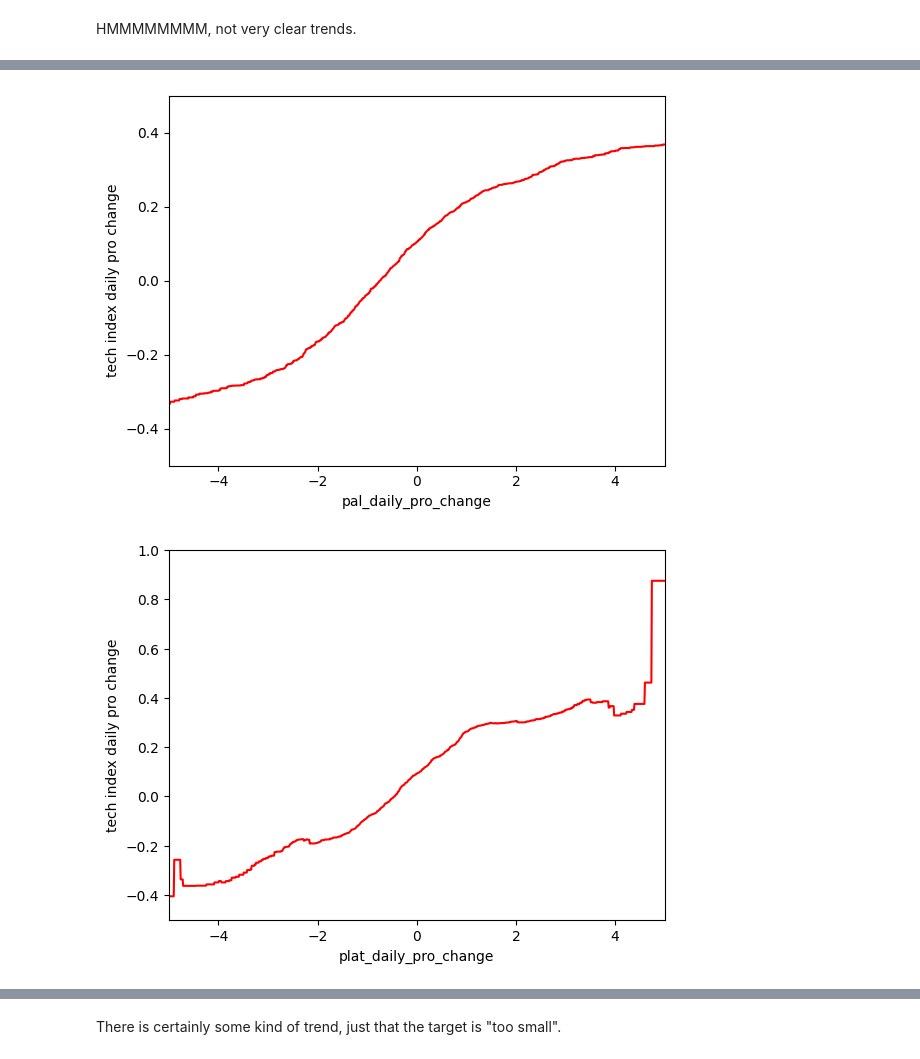
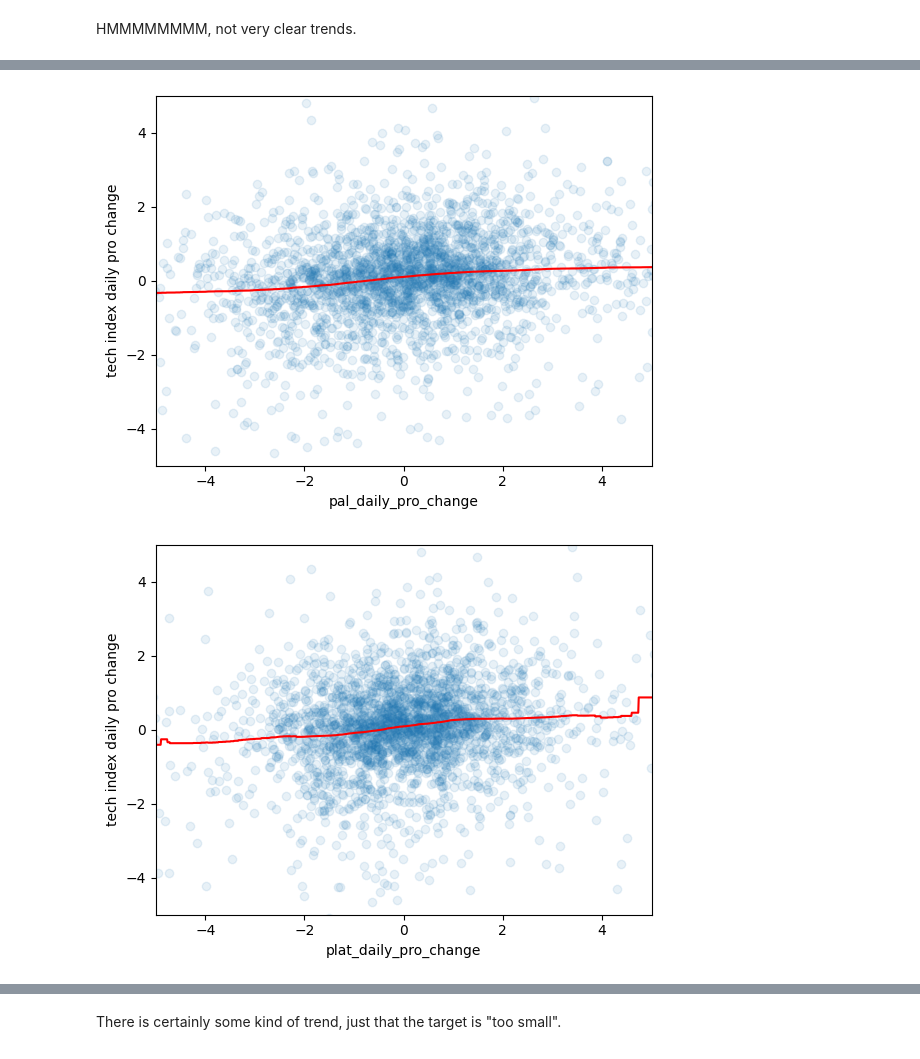
Before and after one commit to YCoeusZ/industrial-resources-and-its-impact, a Jupyter notebook: EDA/Yuan/EDA_yuan.ipynb, the cells around one changed output, grey strips where cells are left out. Saved outputs shown, nothing was run; the diff lists cells and outputs as text; code cells hidden in the pictures.

```diff
--- a/EDA/Yuan/EDA_yuan.ipynb
+++ b/EDA/Yuan/EDA_yuan.ipynb
@@ -29,7 +29,7 @@ import seaborn as sns
 lst_tech_daily=df_collection["tech_index_daily_pro_change"].values
 # %%
 for pram in lst_all_pram:
-    plt.scatter(x=df_collection[pram],y=lst_tech_daily)
+    plt.scatter(x=df_collection[pram],y=lst_tech_daily, alpha=0.1)
     plt.xlabel(pram)
     plt.ylabel("tech index daily pro change")
     plt.xlim(-5,5)
@@ -70,11 +70,12 @@ for pram in lst_all_pram:
 
     plt.plot(pred_in, pred,c="r")
 
-    # plt.scatter(x=df_collection[pram],y=lst_tech_daily)
+    plt.scatter(x=df_collection[pram],y=lst_tech_daily, alpha=0.1)
     plt.xlabel(pram)
     plt.ylabel("tech index daily pro change")
     plt.xlim(lst_prem_bounds[pram])
-    plt.ylim(lst_targ_bounds[pram])
+    # plt.ylim(lst_targ_bounds[pram])
+    plt.ylim(-5,5)
 
     plt.show()
 # %% [output]
@@ -84,2 +85,2 @@ for pram in lst_all_pram:
-[figure, old version]
+[figure, new version]
-[figure, old version]
+[figure, new version]
```
Also changed, not shown: parts of 3 cells of this notebook.
